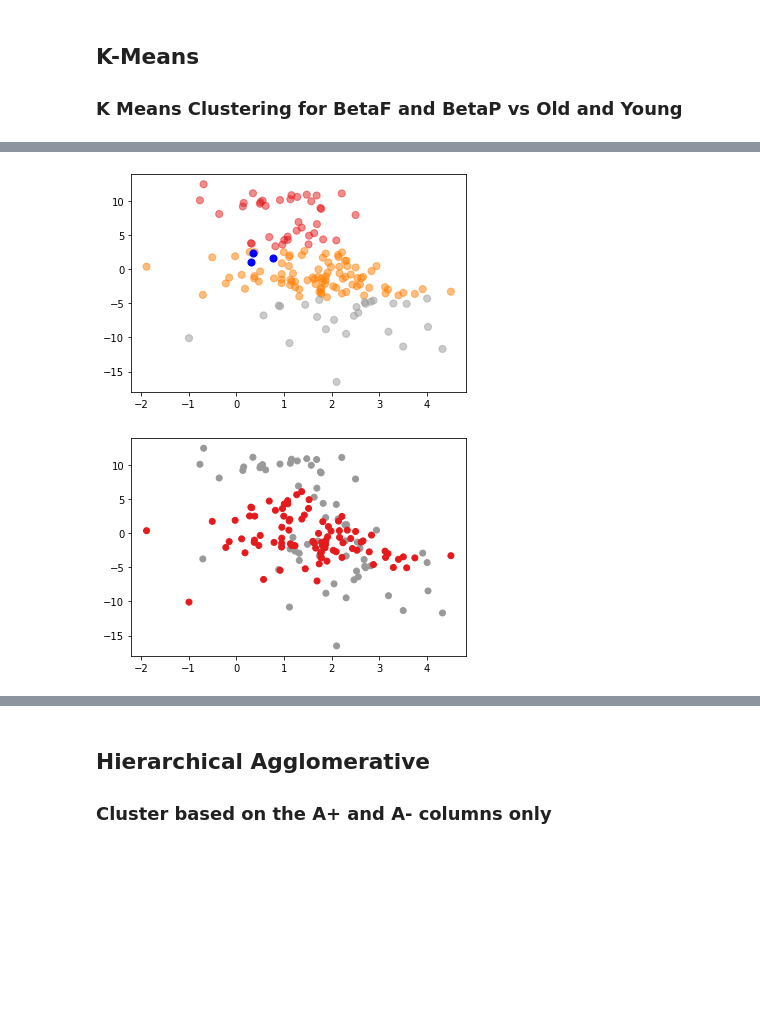
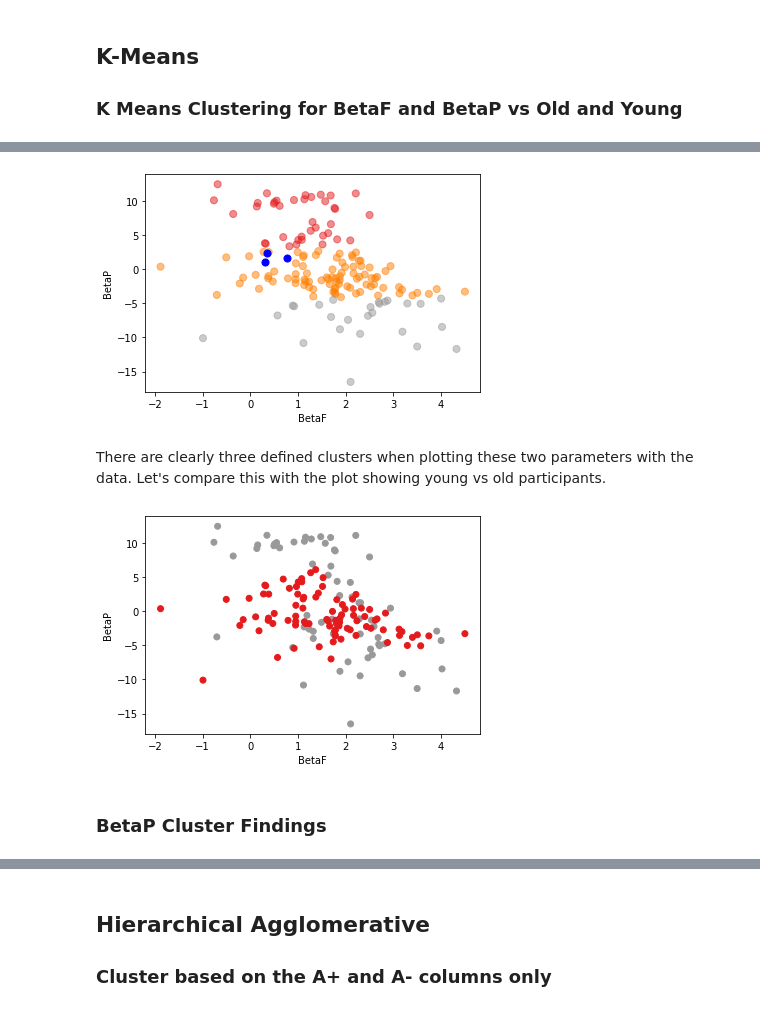
Before and after one commit to adampower48/ca4015_assignment1_dan_adam, a Jupyter notebook: book/clustering.ipynb, the cells around one changed output, grey strips where cells are left out. Drawn from its saved outputs; the diff is of its cells as text; code cells hidden in the pictures; blank space fills up the shorter version.

Commit message:
Added explanation to clustering of betas. Added axes to plots too.

```diff
--- a/book/clustering.ipynb
+++ b/book/clustering.ipynb
@@ -25,11 +27,18 @@ centroids_betas = kmeans_betas.cluster_centers_
 # %%
 plt.scatter(df_orl_betas['BetaF'], df_orl_betas['BetaP'], c= kmeans_betas.labels_, cmap = "Set1", s=50, alpha=0.5)
 plt.scatter(centroids_betas[:, 0], centroids_betas[:, 1], c='blue', s=50)
+plt.xlabel('BetaF')
+plt.ylabel('BetaP')
 plt.show()
 # %% [output]
-[figure, old version]
+[figure, new version]
+# %% [markdown]
+There are clearly three defined clusters when plotting these two parameters with the data. Let's compare this with the plot showing young vs old participants.
 # %%
 plt.scatter(df_orl_betas['BetaF'], df_orl_betas['BetaP'], c=df_orl_betas['subjID_label'], cmap="Set1_r")
+plt.xlabel('BetaF')
+plt.ylabel('BetaP')
 plt.show()
+#have to find out how to show legend for young and old
 # %% [output]
-[figure, old version]
+[figure, new version]
@@ -35,0 +49,2 @@ plt.show()
+# %% [markdown]
+### BetaP Cluster Findings
```
Also changed, not shown: parts of 6 cells of this notebook.
